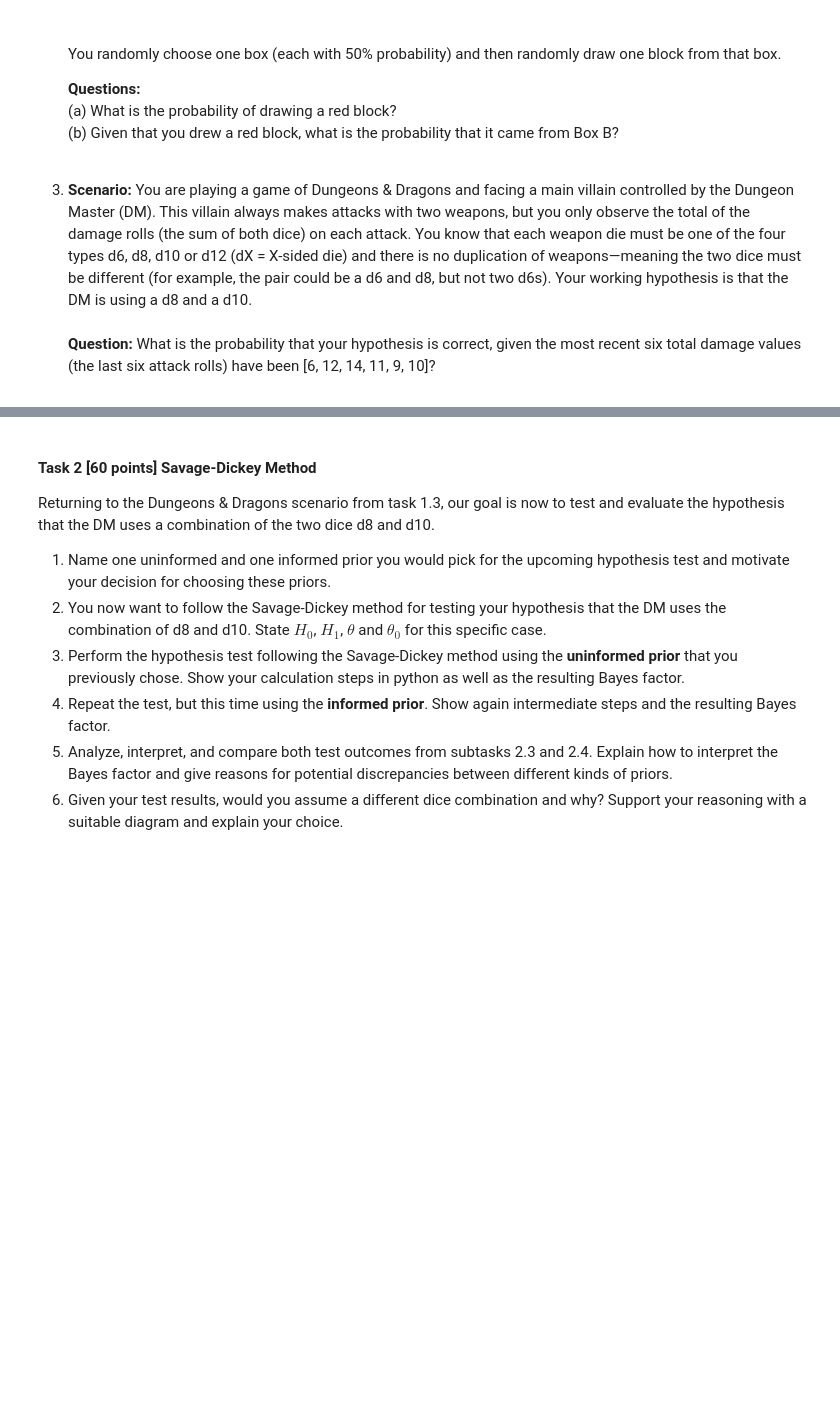
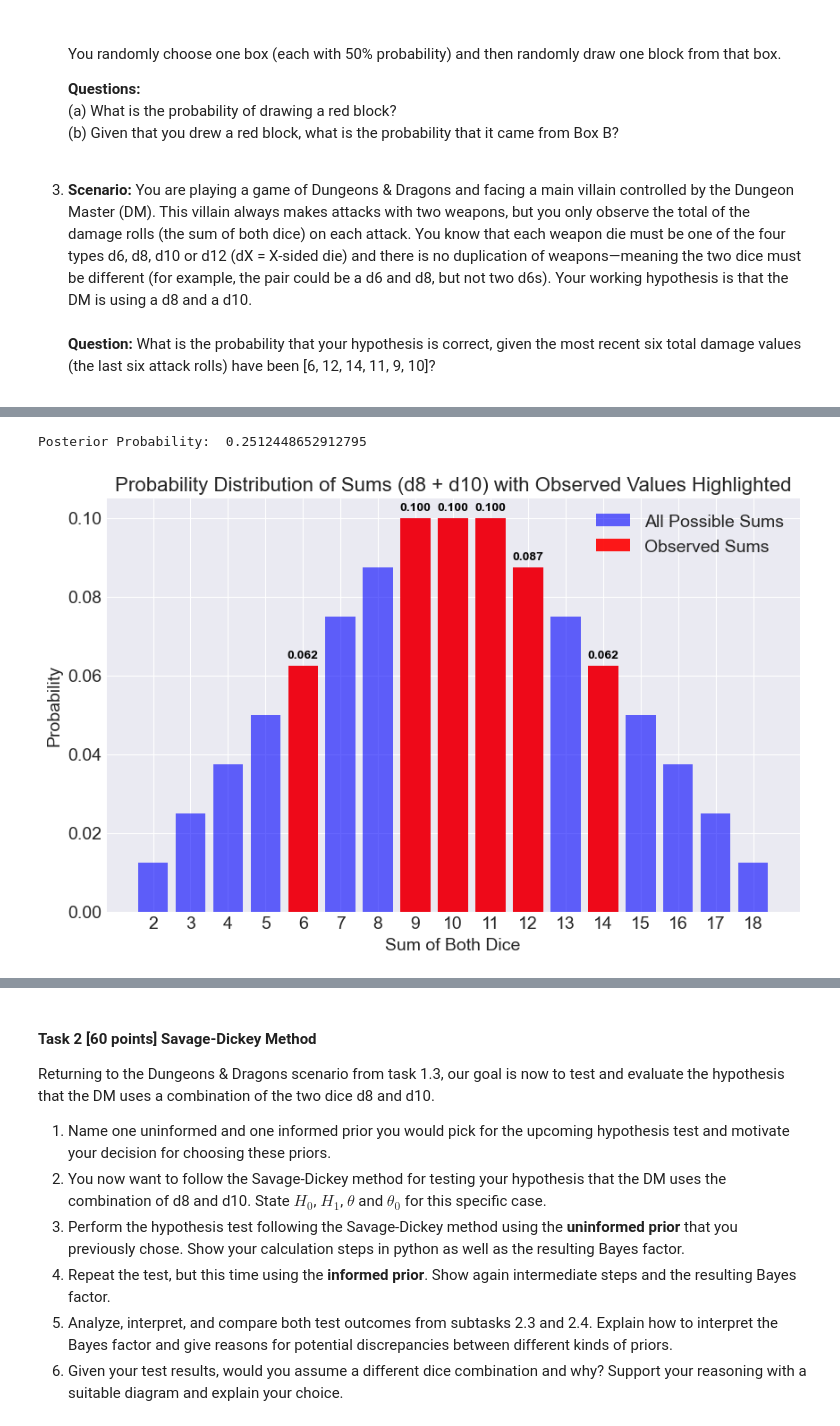
Before and after one commit to mpn1008/RM_assignments, a Jupyter notebook: RM_A06_Group_B/RM_A06_Group_B.ipynb, the cells around one changed output, grey strips where cells are left out. Cells and saved outputs as stored; diff of their text form; code cells hidden in the pictures; blank space fills up the shorter version.

```diff
--- a/RM_A06_Group_B/RM_A06_Group_B.ipynb
+++ b/RM_A06_Group_B/RM_A06_Group_B.ipynb
@@ -61,0 +360,79 @@ Please answer each of the following three questions with step-by-step calculatio
+# %%
+# Re-import necessary libraries
+import numpy as np
+from collections import Counter
+import matplotlib.pyplot as plt
+
+# All possible dice pairings
+dice_pairs = [(6, 8), (6, 10), (6, 12), (8, 10), (8, 12), (10, 12)]
+observed_values = [6, 12, 14, 11, 9, 10]  # Observed damage rolls
+
+# Likelihoods for each hypothesis
+likelihoods = {}
+
+# Compute likelihood for each hypothesis
+for die1, die2 in dice_pairs:
+    # Generate all possible sums
+    dice1_vals = list(range(1, die1 + 1))
+    dice2_vals = list(range(1, die2 + 1))
+    sums = [r1 + r2 for r1 in dice1_vals for r2 in dice2_vals]
+
+    # Compute frequency distribution of sums
+    sum_counts = Counter(sums)
+    total_rolls = len(dice1_vals) * len(dice2_vals)
+
+    # Convert to probabilities
+    sum_probabilities = {s: count / total_rolls for s, count in sum_counts.items()}
+
+    # Compute likelihood P(D | H) as the product of observed values' probabilities
+    likelihood = np.prod([sum_probabilities.get(value, 0) for value in observed_values])
+
+    # Store likelihood
+    likelihoods[(die1, die2)] = likelihood
+
+# Compute P(D) by summing over all hypotheses
+P_D = sum(likelihoods.values())
+
+# Compute the true posterior probability P(H | D) for our hypothesis (d8, d10)
+P_H_given_D = likelihoods[(8, 10)] / P_D
+
+print("Posterior Probability: ", P_H_given_D)
+# %% [output]
+Posterior Probability:  0.2512448652912795
+# %%
+# d8 + d10 sum distribution
+d8_vals = list(range(1, 9))
+d10_vals = list(range(1, 11))
+sums_d8_d10 = [r1 + r2 for r1 in d8_vals for r2 in d10_vals]
+
+# Frequency distribution
+sum_counts_d8_d10 = Counter(sums_d8_d10)
+total_rolls_d8_d10 = len(d8_vals) * len(d10_vals)
+sum_probabilities_d8_d10 = {s: count / total_rolls_d8_d10 for s, count in sum_counts_d8_d10.items()}
+
+# Define observed values
+observed_values = [6, 12, 14, 11, 9, 10]
+
+# Create a new plot highlighting the observed values
+plt.subplots(figsize=(10, 6))
+
+# Plot full distribution in blue
+plt.bar(sum_probabilities_d8_d10.keys(), sum_probabilities_d8_d10.values(), color='blue', alpha=0.6, label="All Possible Sums")
+
+# Highlight observed values in red
+highlighted_probs = {val: sum_probabilities_d8_d10.get(val, 0) for val in observed_values}
+plt.bar(highlighted_probs.keys(), highlighted_probs.values(), color='red', alpha=0.9, label="Observed Sums")
+
+# Add probability labels for observed values
+for val, prob in highlighted_probs.items():
+    plt.text(val, prob + 0.002, f"{prob:.3f}", ha='center', fontsize=10, fontweight='bold', color='black')
+
+# Formatting the plot
+plt.title("Probability Distribution of Sums (d8 + d10) with Observed Values Highlighted")
+plt.xlabel("Sum of Both Dice")
+plt.ylabel("Probability")
+plt.xticks(range(min(sums_d8_d10), max(sums_d8_d10) + 1))
+plt.legend()
+plt.show()
+# %% [output]
+[figure, added]
```
Also changed, not shown: parts of 21 cells of this notebook.
